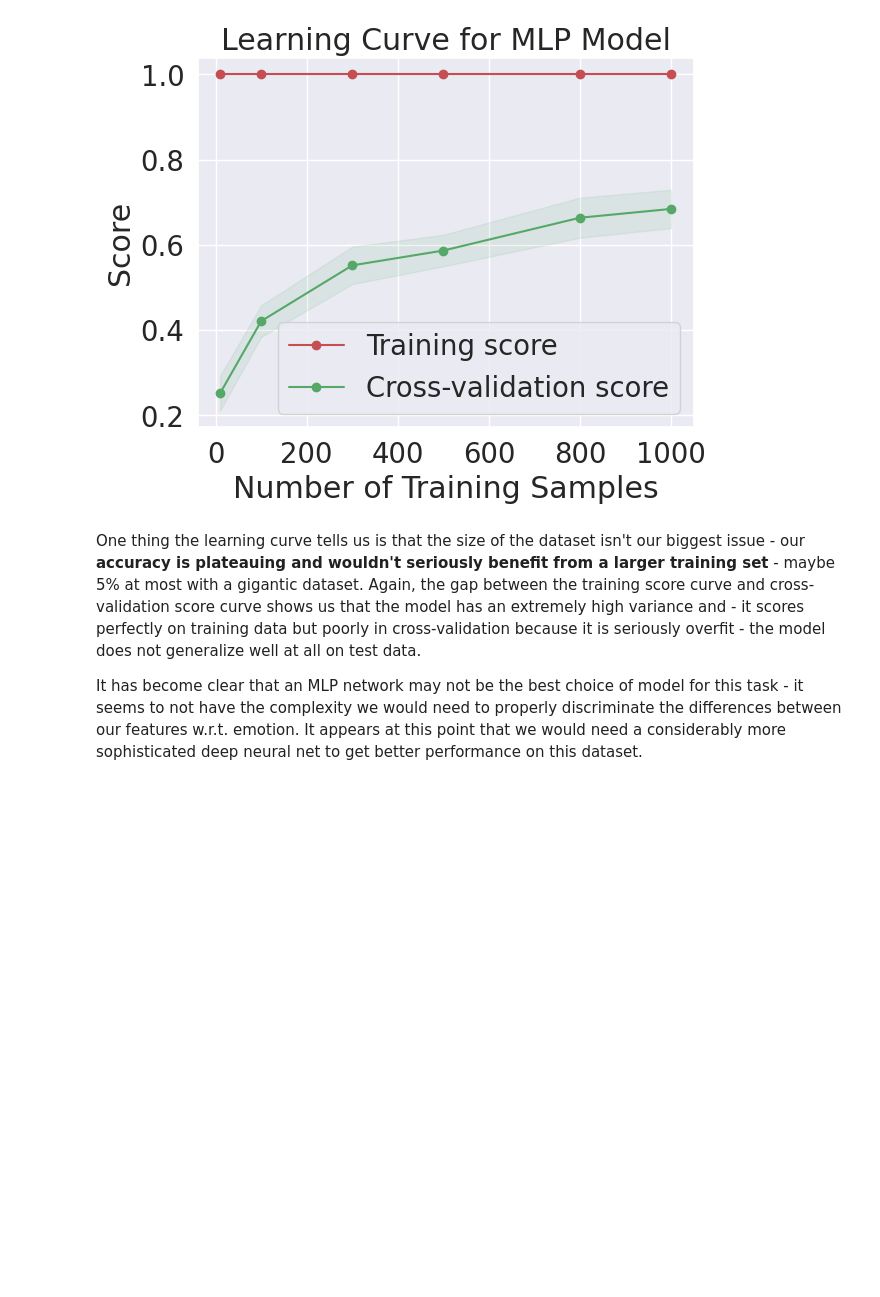
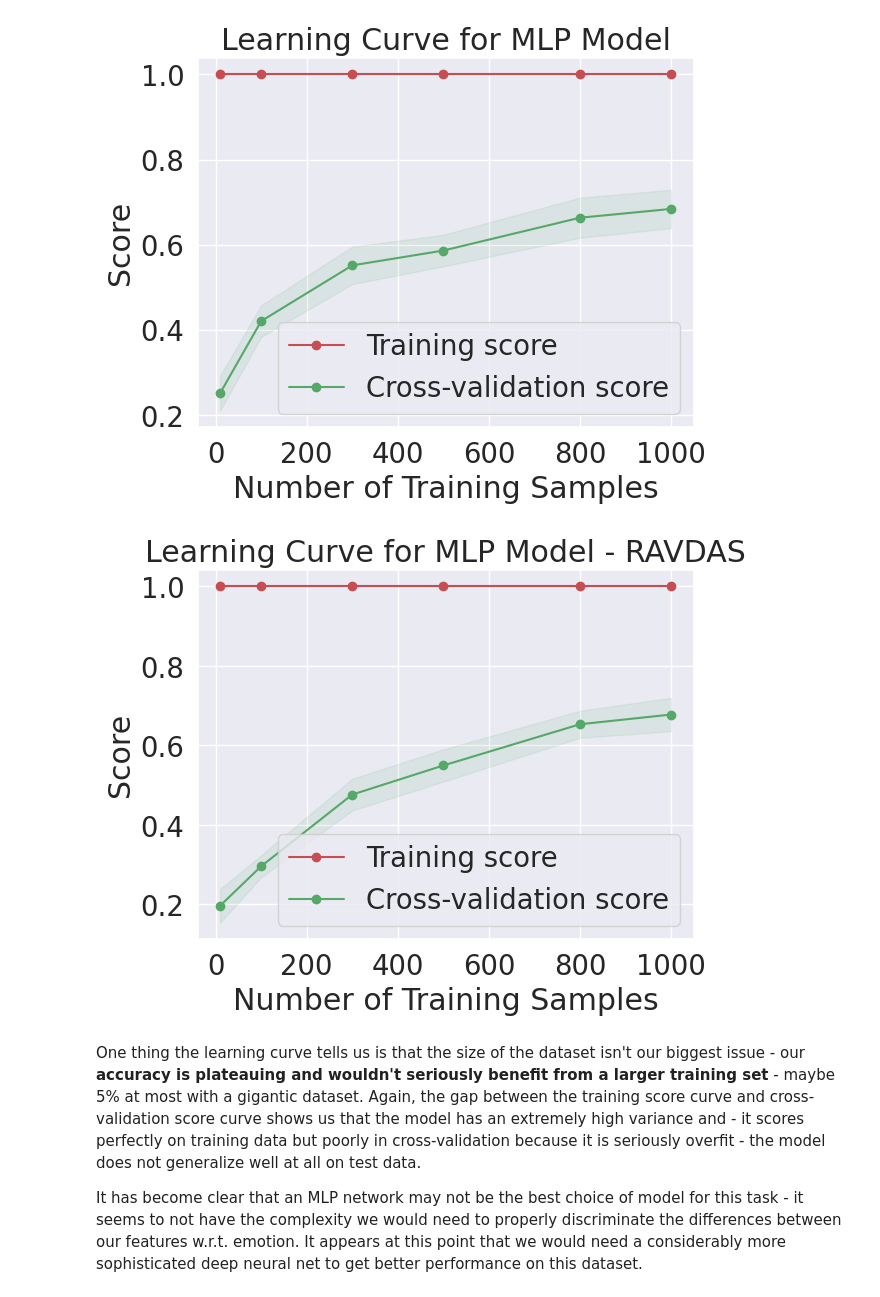
Before and after one commit to Duder5000/Week4-Neural_Network, a Jupyter notebook: Week4__Neural_Networks.ipynb, the cells around one changed output. Cells and saved outputs as stored; diff of their text form; code cells hidden in the pictures; blank space fills up the shorter version.

```diff
--- a/Week4__Neural_Networks.ipynb
+++ b/Week4__Neural_Networks.ipynb
@@ -1020,6 +1055,46 @@ plt.legend(loc="best")
 plt.show()
 # %% [output]
 [figure]
+# %%
+from sklearn.model_selection import learning_curve
+
+# Build learning curve
+trainOLD_sizes, trainOLD_scores, testOLD_scores = learning_curve(
+    modelOLD,
+    X=X_trainOLD,
+    y=y_trainOLD,
+    cv=10,
+    shuffle=True,
+    random_state=69,
+    n_jobs=4,
+    # We have (0.8*1440)/10 = 115/1150 training samples, 1035/1150 test samples
+    train_sizes=[10,100,300,500,800, 1000] # bounded at 1035 for this dataset for 10-fold cv
+)
+# Get errors for learning curve
+trainOLD_scores_mean = np.mean(trainOLD_scores, axis=1)
+trainOLD_scores_std = np.std(trainOLD_scores, axis=1)
+testOLD_scores_mean = np.mean(testOLD_scores, axis=1)
+testOLD_scores_std = np.std(testOLD_scores, axis=1)
+
+# Plot learning curve
+plt.figure()
+plt.fill_between(trainOLD_sizes, trainOLD_scores_mean - trainOLD_scores_std,
+                     trainOLD_scores_mean + trainOLD_scores_std, alpha=0.1,
+                     color="r")
+plt.fill_between(trainOLD_sizes, testOLD_scores_mean - testOLD_scores_std,
+                     testOLD_scores_mean + testOLD_scores_std, alpha=0.1,
+                     color="g")
+plt.plot(trainOLD_sizes, trainOLD_scores_mean, 'o-', color="r",
+             label="Training score")
+plt.plot(trainOLD_sizes, testOLD_scores_mean, 'o-', color="g",
+             label="Cross-validation score")
+plt.title('Learning Curve for MLP Model - RAVDAS')
+plt.xlabel('Number of Training Samples')
+plt.ylabel('Score')
+plt.legend(loc="best")
+plt.show()
+# %% [output]
+[figure, added]
 # %% [markdown]
 One thing the learning curve tells us is that the size of the dataset isn't our biggest issue - our **accuracy is plateauing and wouldn't seriously benefit from a larger training set** - maybe 5% at most with a gigantic dataset. Again, the gap between the training score curve and cross-validation score curve shows us that the model has an extremely high variance and - it scores perfectly on training data but poorly in cross-validation because it is seriously overfit - the model does not generalize well at all on test data.
 
```
Also changed, not shown: parts of 2 cells of this notebook.
